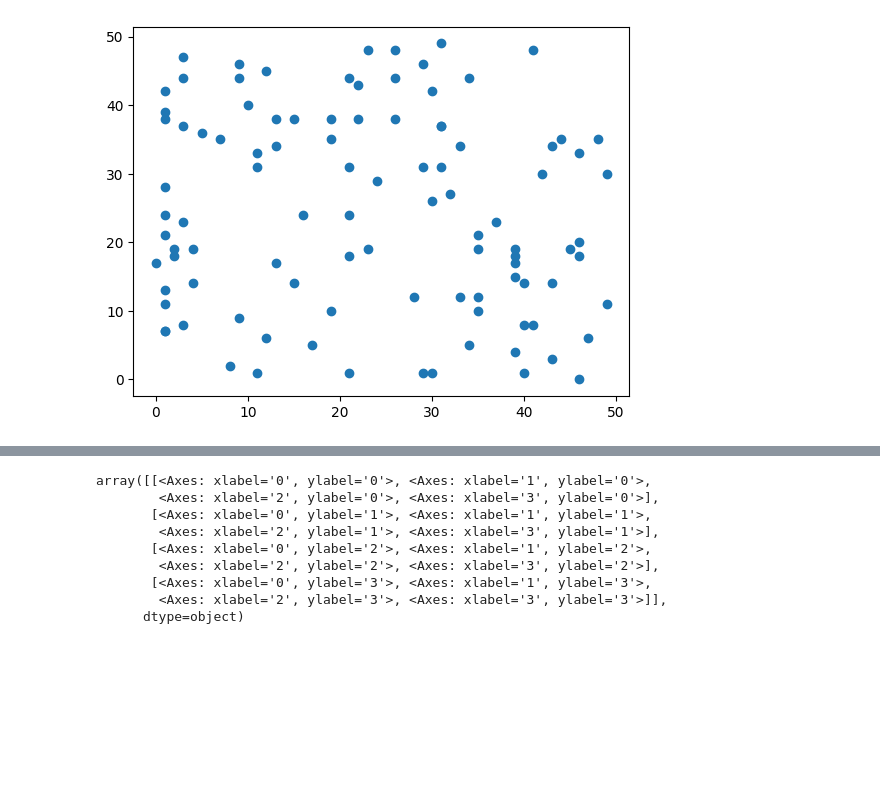
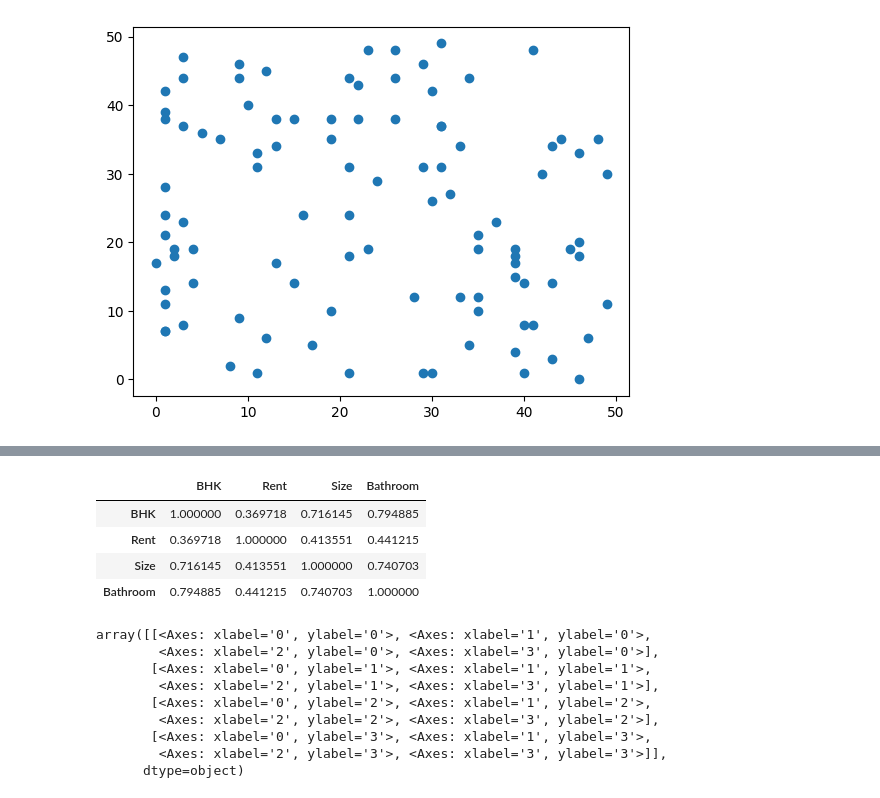
Before and after one commit to aman29gupta/Reinforcement-Learning, a Jupyter notebook: RL_Correlation.ipynb, the cells around one changed output, grey strips where cells are left out. Drawn from its saved outputs; the diff is of its cells as text; code cells hidden in the pictures; blank space fills up the shorter version.

```diff
--- a/RL_Correlation.ipynb
+++ b/RL_Correlation.ipynb
@@ -47,6 +47,7 @@ plt.show()
 [figure]
 # %%
 import pandas as pd
-df = {
+import numpy as np
 
-}
+df = pd.read_csv("House_Rent_Dataset.csv")
+print(df[:10])
@@ -53,3 +72,11 @@ df = {
+# %%
+df.corr()
+# %% [output]
+|  | BHK | Rent | Size | Bathroom |
+| BHK | 1.000000 | 0.369718 | 0.716145 | 0.794885 |
+| Rent | 0.369718 | 1.000000 | 0.413551 | 0.441215 |
+| Size | 0.716145 | 0.413551 | 1.000000 | 0.740703 |
+| Bathroom | 0.794885 | 0.441215 | 0.740703 | 1.000000 |
 # %%
 df = pd.DataFrame(np.random.rand(50, 4))
 pd.plotting.scatter_matrix(df)
```
Also changed, not shown: parts of 1 cell of this notebook.
